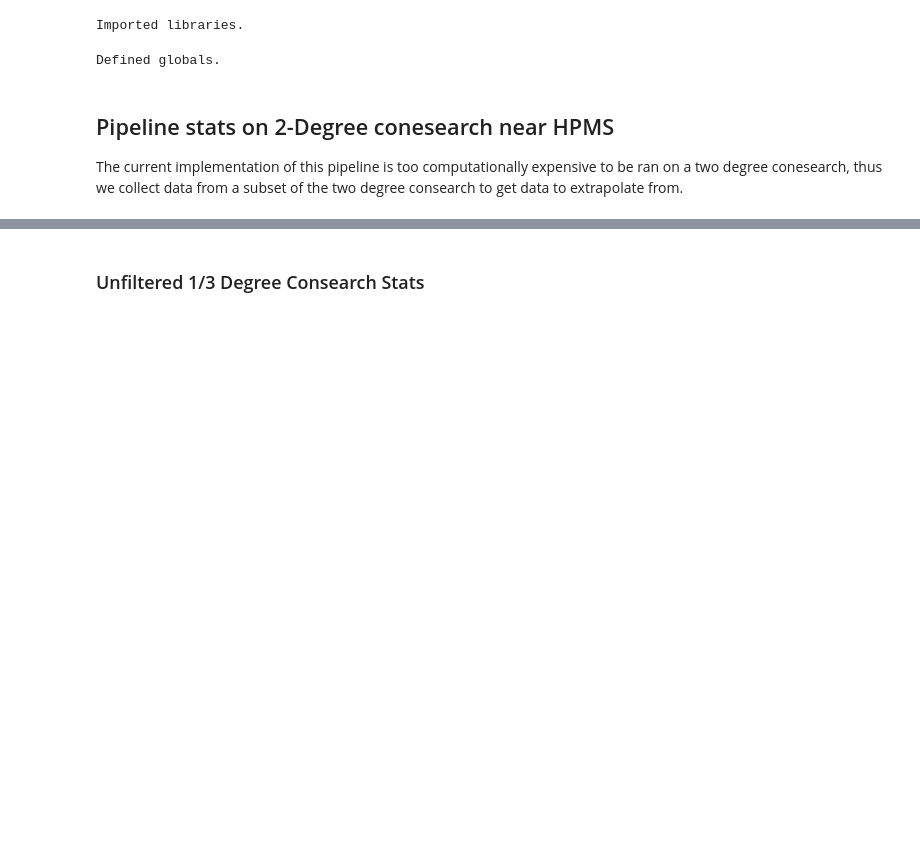
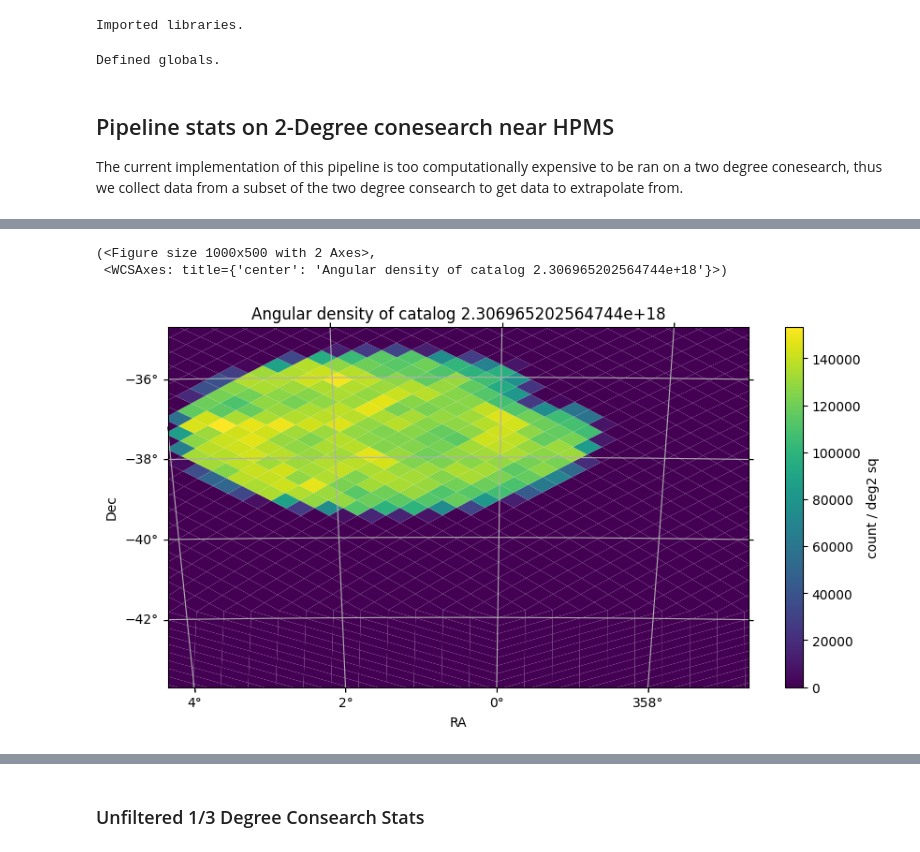
Before and after one commit to JoaoDPassos/brown-dwarf-search, a Jupyter notebook: Jupyter Notebooks/kth_star_pipeline/pipeline_stats.ipynb, the cells around one changed output, grey strips where cells are left out. Drawn from its saved outputs; the diff is of its cells as text; code cells hidden in the pictures; blank space fills up the shorter version.

```diff
--- a/Jupyter Notebooks/kth_star_pipeline/pipeline_stats.ipynb
+++ b/Jupyter Notebooks/kth_star_pipeline/pipeline_stats.ipynb
@@ -80,0 +94,12 @@ two_deg_catalog = lsdb.read_hats(CATALOG_DIR, margin_cache=CATALOG_MC_DIR)
+# %%
+from hats.inspection import plot_density
+import astropy.units as u
+from astropy.coordinates import SkyCoord
+
+fov = (5 * u.deg, 10 * u.deg)
+center = SkyCoord(0.512774 * u.deg, -39.245494 * u.deg)
+plot_density(two_deg_catalog.hc_structure, order=8, edgecolors='None', fov=fov, center=center)
+# %% [output]
+(<Figure size 1000x500 with 2 Axes>,
+ <WCSAxes: title={'center': 'Angular density of catalog 2.306965202564744e+18'}>)
+[figure, added]
```
Also changed, not shown: parts of 12 cells of this notebook, 1 other file.
